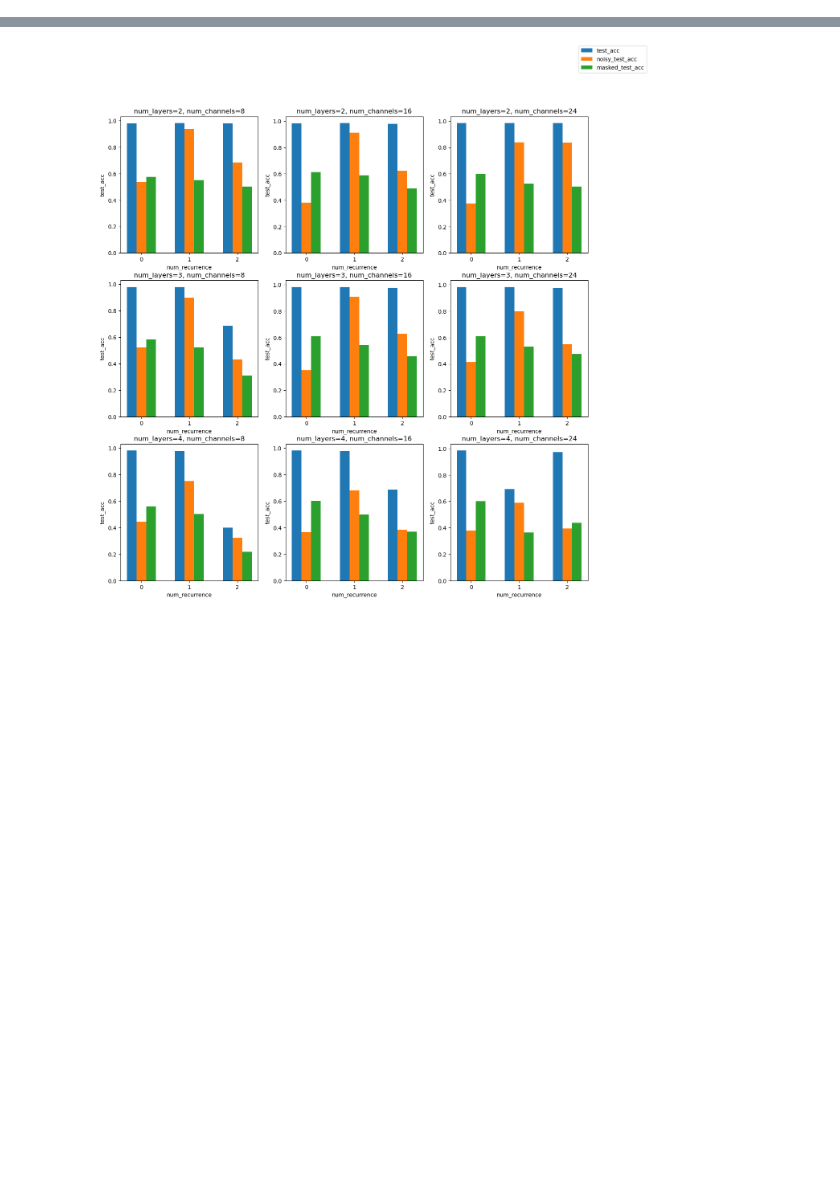
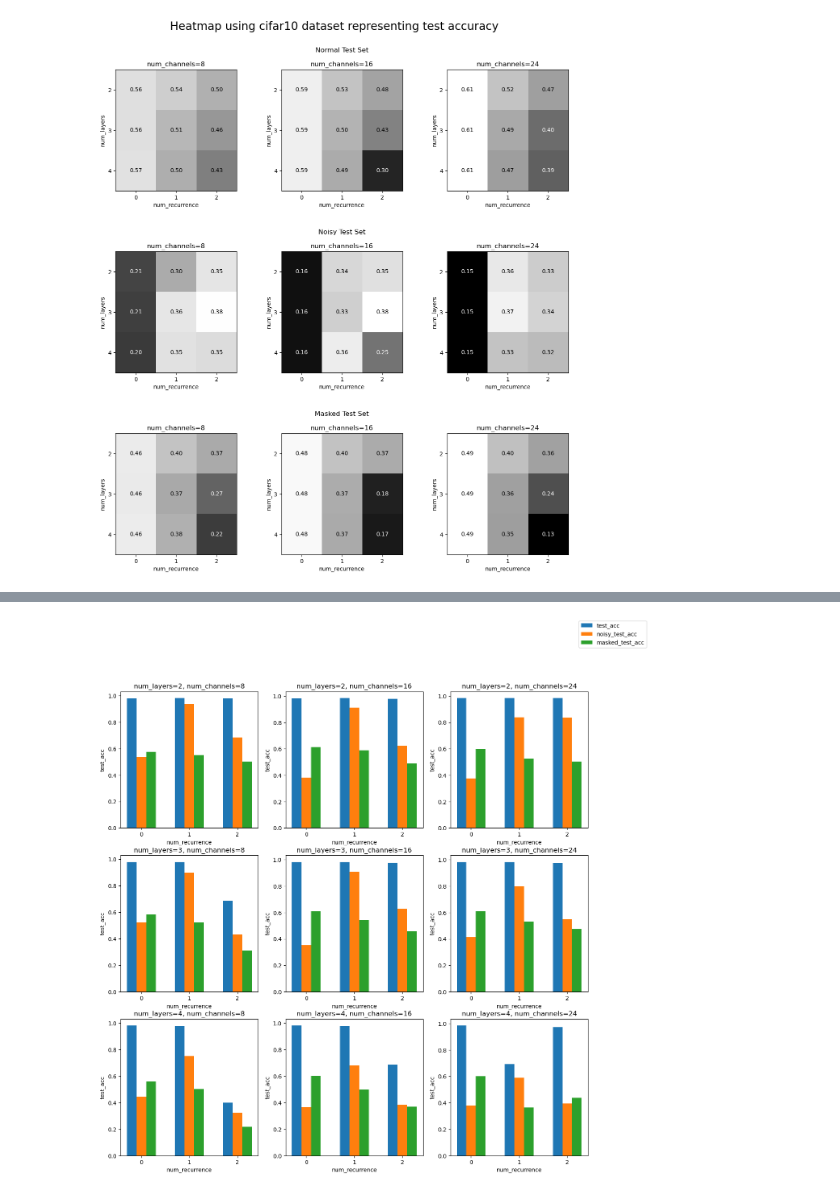
Before and after one commit to jacobyeung/recurrent-vision, a Jupyter notebook: analysis_jacob.ipynb, the cells around one changed output, grey strips where cells are left out. Drawn from its saved outputs; the diff is of its cells as text; code cells hidden in the pictures; blank space fills up the shorter version.

Commit message:
Updated analysis to include heatmap and new barplot style

```diff
--- a/analysis_jacob.ipynb
+++ b/analysis_jacob.ipynb
@@ -94,0 +124,56 @@ fig.savefig('accuracy_averaged_cifar.png')
+# %%
+# bar_width=0.2
+fig, axes = plt.subplots(3, 3, figsize=(15, 15))
+vmin = np.min(acc_avg) - 0.05
+vmax = np.max(acc_avg)
+
+_kwargs = {"vmin": vmin, "vmax": vmax, "cmap": "gray"}
+for num_channels in range(3):
+    ax = axes[0,num_channels]
+    ax.set_title(f'num_channels={num_channels * 8 + 8}')
+    ax.set_xlabel('num_recurrence')
+    ax.set_ylabel('num_layers')
+    im = ax.imshow(acc_avg[:, :, num_channels], **_kwargs)
+    ax.set_xticks(np.arange(3))
+    ax.set_yticks(np.arange(3))
+    ax.set_yticklabels(np.arange(2,5))
+    annotate_heatmap(im, valfmt="{x:.2f}")
+
+vmin = np.min(noisy_acc_avg)
+vmax = np.max(noisy_acc_avg)
+_kwargs = {"vmin": vmin, "vmax": vmax, "cmap": "gray"}
+for num_channels in range(3):
+    ax = axes[1,num_channels]
+    ax.set_title(f'num_channels={num_channels * 8 + 8}')
+    ax.set_xlabel('num_recurrence')
+    ax.set_ylabel('num_layers')
+    im = ax.imshow(noisy_acc_avg[:, :, num_channels], **_kwargs)
+    ax.set_xticks(np.arange(3))
+    ax.set_yticks(np.arange(3))
+    ax.set_yticklabels(np.arange(2,5))
+    annotate_heatmap(im, valfmt="{x:.2f}")
+
+vmin = np.min(masked_acc_avg)
+vmax = np.max(masked_acc_avg)
+_kwargs = {"vmin": vmin, "vmax": vmax, "cmap": "gray"}
+for num_channels in range(3):
+    ax = axes[2,num_channels]
+    ax.set_title(f'num_channels={num_channels * 8 + 8}')
+    ax.set_xlabel('num_recurrence')
+    ax.set_ylabel('num_layers')
+    im = ax.imshow(masked_acc_avg[:, :, num_channels], **_kwargs)
+    ax.set_xticks(np.arange(3))
+    ax.set_yticks(np.arange(3))
+    ax.set_yticklabels(np.arange(2,5))
+    annotate_heatmap(im, valfmt="{x:.2f}")
+
+axes[0,1].set_title('\nNormal Test Set\n\nnum_channels=16')
+axes[1,1].set_title('Noisy Test Set\n\nnum_channels=16')
+axes[2,1].set_title('Masked Test Set\n\nnum_channels=16')
+
+plt.subplots_adjust(left=0.125, bottom=0.1, right=0.9, top=0.9, wspace=0.2, hspace=0.5)
+fig.suptitle(f"Heatmap using {dataset} dataset representing test accuracy", fontsize=20)
+
+fig.savefig(f'accuracy_averaged_heatmap_{dataset}.png')
+# %% [output]
+[figure, added]
```
Also changed, not shown: parts of 12 cells of this notebook, 6 other files.
